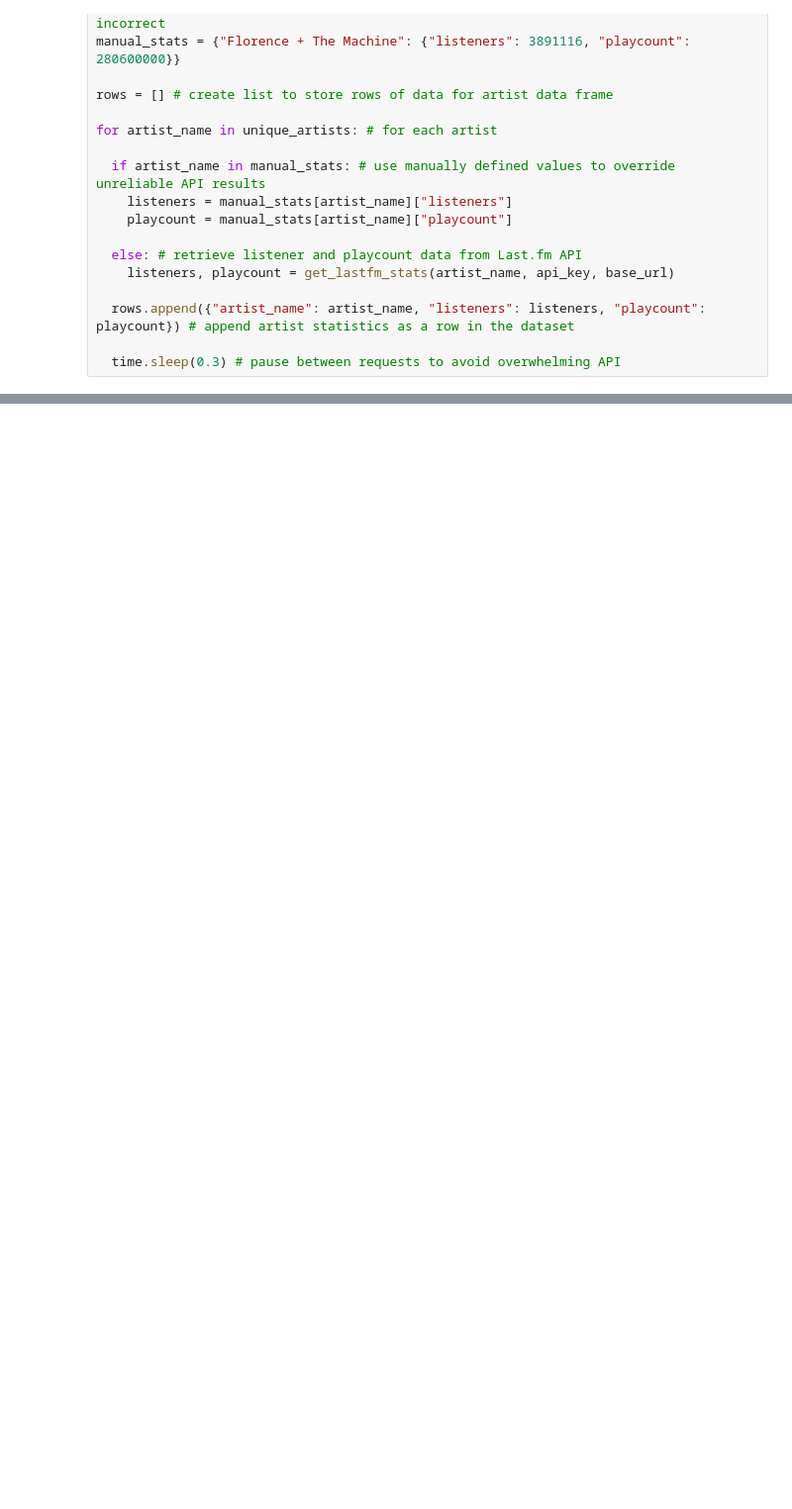
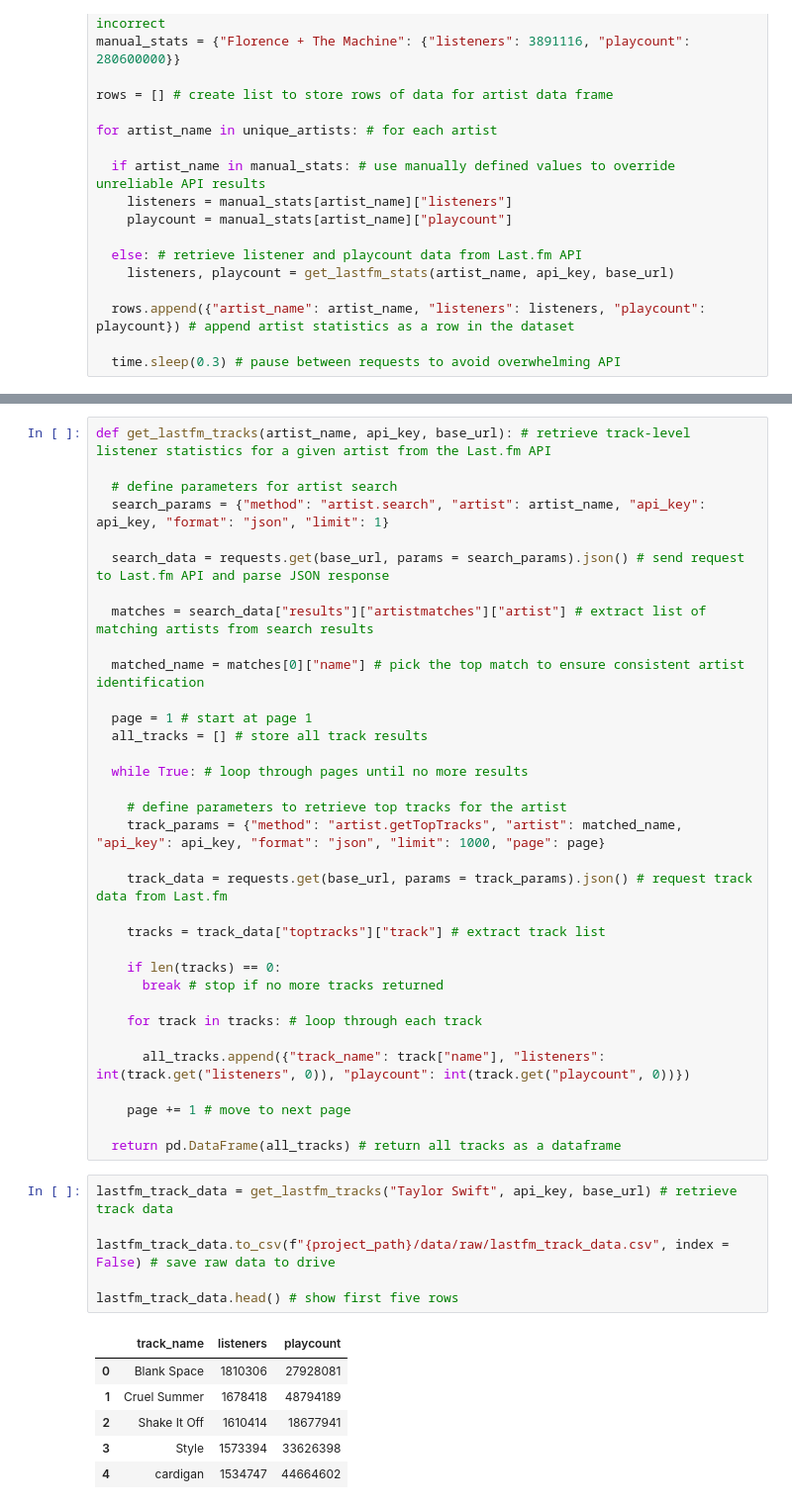
Before and after one commit to haskinse/bee2041_empirical_project, a Jupyter notebook: source_code/01_data_collection.ipynb, the cells around one changed output, grey strips where cells are left out. Shown at 99% size. Drawn from its saved outputs; the diff is of its cells as text; blank space fills up the shorter version.

```diff
--- a/source_code/01_data_collection.ipynb
+++ b/source_code/01_data_collection.ipynb
@@ -362 +353,48 @@ lastfm_data.head() # show first five rows
 | 4 | Ed Sheeran | 4190438 | 254653676 |
+# %%
+def get_lastfm_tracks(artist_name, api_key, base_url): # retrieve track-level listener statistics for a given artist from the Last.fm API
+
+  # define parameters for artist search
+  search_params = {"method": "artist.search", "artist": artist_name, "api_key": api_key, "format": "json", "limit": 1}
+
+  search_data = requests.get(base_url, params = search_params).json() # send request to Last.fm API and parse JSON response
+
+  matches = search_data["results"]["artistmatches"]["artist"] # extract list of matching artists from search results
+
+  matched_name = matches[0]["name"] # pick the top match to ensure consistent artist identification
+
+  page = 1 # start at page 1
+  all_tracks = [] # store all track results
+
+  while True: # loop through pages until no more results
+
+    # define parameters to retrieve top tracks for the artist
+    track_params = {"method": "artist.getTopTracks", "artist": matched_name, "api_key": api_key, "format": "json", "limit": 1000, "page": page}
+
+    track_data = requests.get(base_url, params = track_params).json() # request track data from Last.fm
+
+    tracks = track_data["toptracks"]["track"] # extract track list
+
+    if len(tracks) == 0:
+      break # stop if no more tracks returned
+
+    for track in tracks: # loop through each track
+
+      all_tracks.append({"track_name": track["name"], "listeners": int(track.get("listeners", 0)), "playcount": int(track.get("playcount", 0))})
+
+    page += 1 # move to next page
+
+  return pd.DataFrame(all_tracks) # return all tracks as a dataframe
+# %%
+lastfm_track_data = get_lastfm_tracks("Taylor Swift", api_key, base_url) # retrieve track data
+
+lastfm_track_data.to_csv(f"{project_path}/data/raw/lastfm_track_data.csv", index = False) # save raw data to drive
+
+lastfm_track_data.head() # show first five rows
+# %% [output]
+|  | track_name | listeners | playcount |
+| 0 | Blank Space | 1810306 | 27928081 |
+| 1 | Cruel Summer | 1678418 | 48794189 |
+| 2 | Shake It Off | 1610414 | 18677941 |
+| 3 | Style | 1573394 | 33626398 |
+| 4 | cardigan | 1534747 | 44664602 |
```
Also changed, not shown: parts of 13 cells of this notebook.
